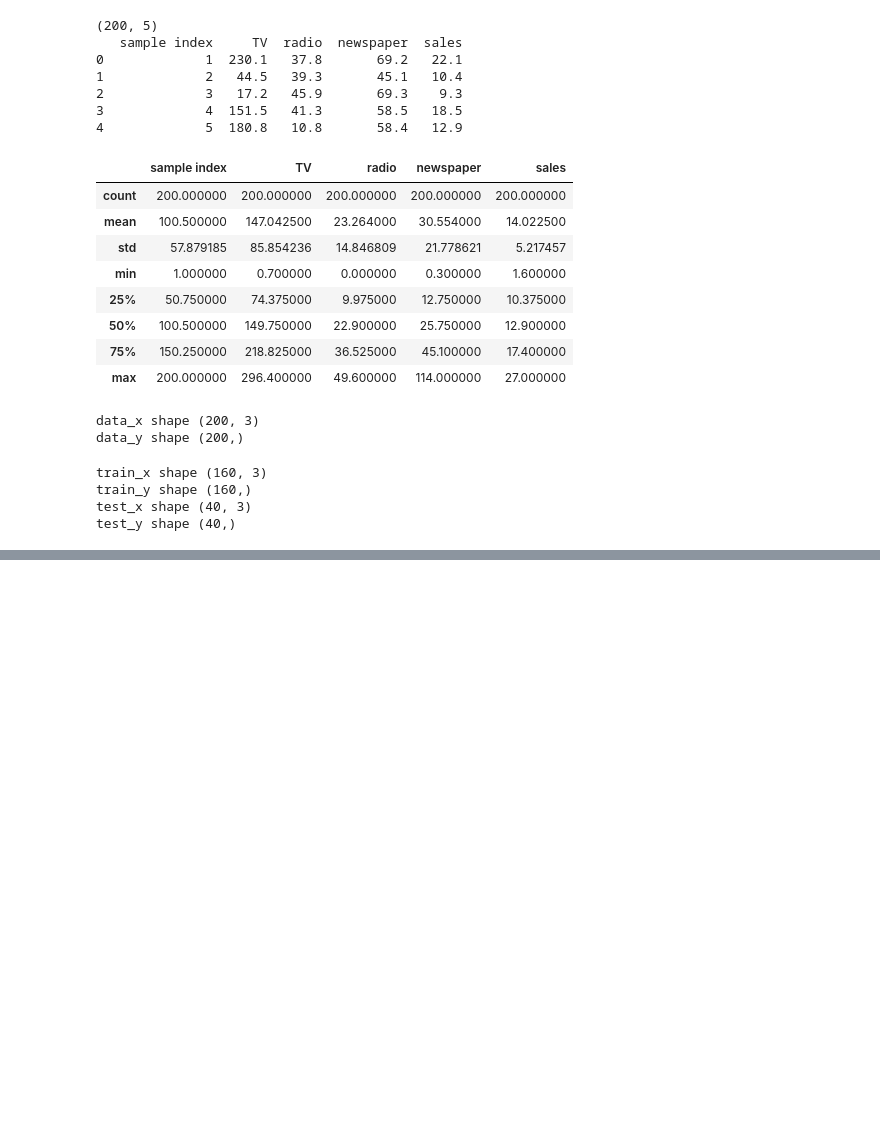
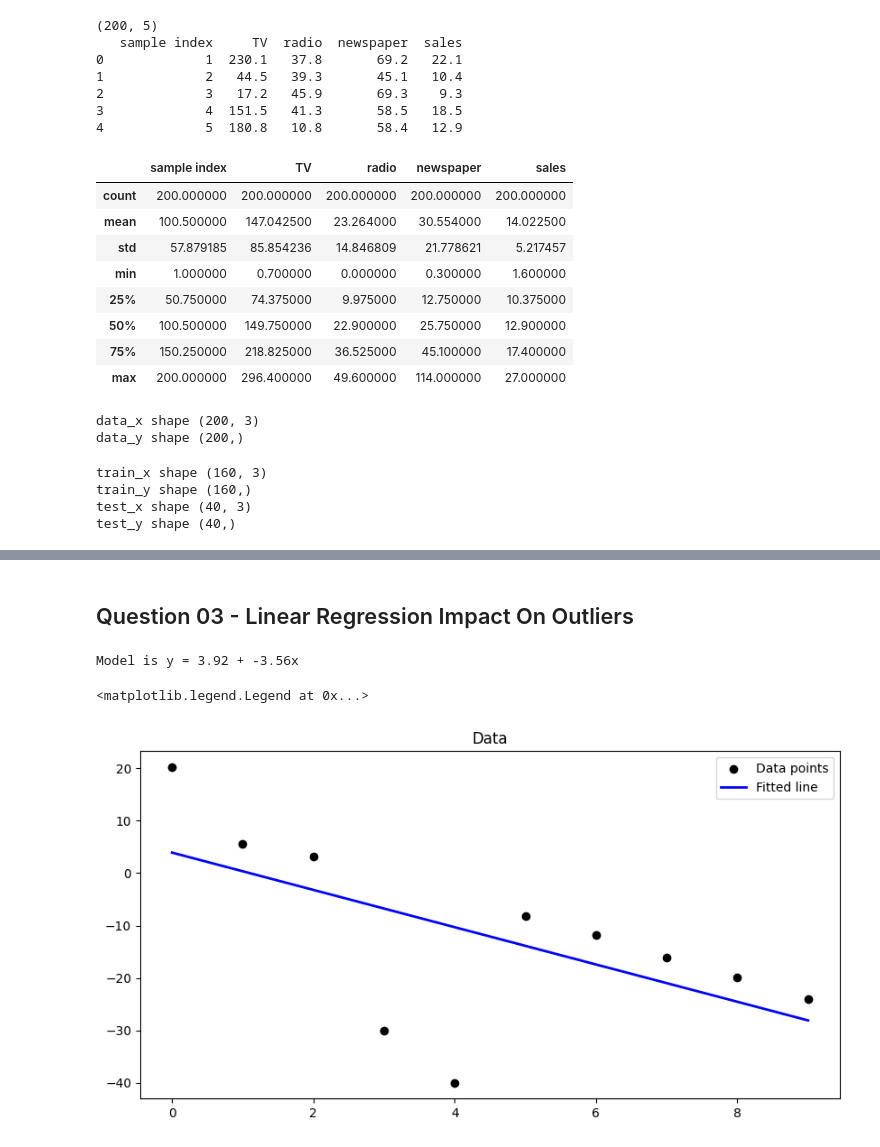
Before and after one commit to Asini-Jayakody/EN3150-Learning-from-data-and-related-challenges-and-linear-models-for-regression, a Jupyter notebook: Assignment_01_.ipynb, the cells around one changed output, grey strips where cells are left out. Cells and saved outputs as stored; diff of their text form; code cells hidden in the pictures; blank space fills up the shorter version.

```diff
--- a/Assignment_01_.ipynb
+++ b/Assignment_01_.ipynb
@@ -195,0 +337,28 @@ residual standard error 1.4887723947883285
+# %% [markdown]
+## Question 03 - Linear Regression Impact On Outliers
+# %%
+#implementing the linear regression model and plotting the data
+import numpy as np
+from sklearn.linear_model import LinearRegression
+import matplotlib.pyplot as plt
+
+x = np.array([0,1,2,3,4,5,6,7,8,9]).reshape(-1,1)
+y = np.array([20.26,5.61,3.14,-30.00,-40.00,-8.13,-11.73,-16.08,-19.95,-24.03]).reshape(-1,1)
+
+
+
+model = LinearRegression()
+model = model.fit(x,y)
+
+print('Model is y = {:.2f} + {:.2f}x'.format(model.intercept_[0], model.coef_[0][0]))
+
+plt.figure(figsize=(10,5))
+plt.subplot(1, 1, 1)
+plt.title('Data')
+plt.scatter(x,y, color='black', label='Data points')
+plt.plot(x, model.predict(x), color='blue', linewidth=2 , label='Fitted line')
+plt.legend()
+# %% [output]
+Model is y = 3.92 + -3.56x
+<matplotlib.legend.Legend at 0x...>
+[figure, added]
```
Also changed, not shown: parts of 22 cells of this notebook.
